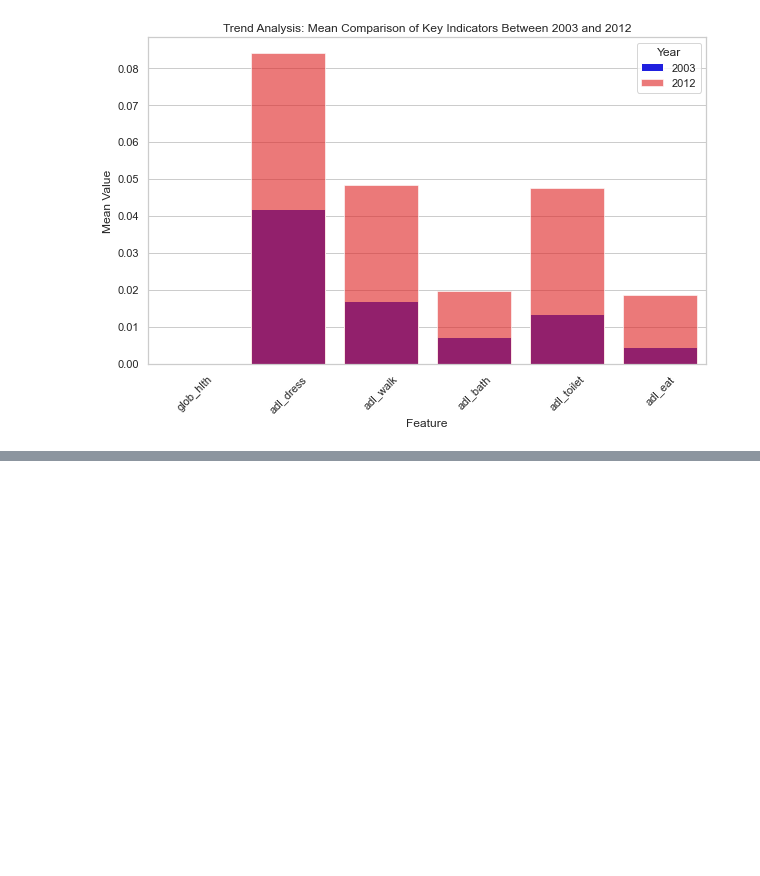
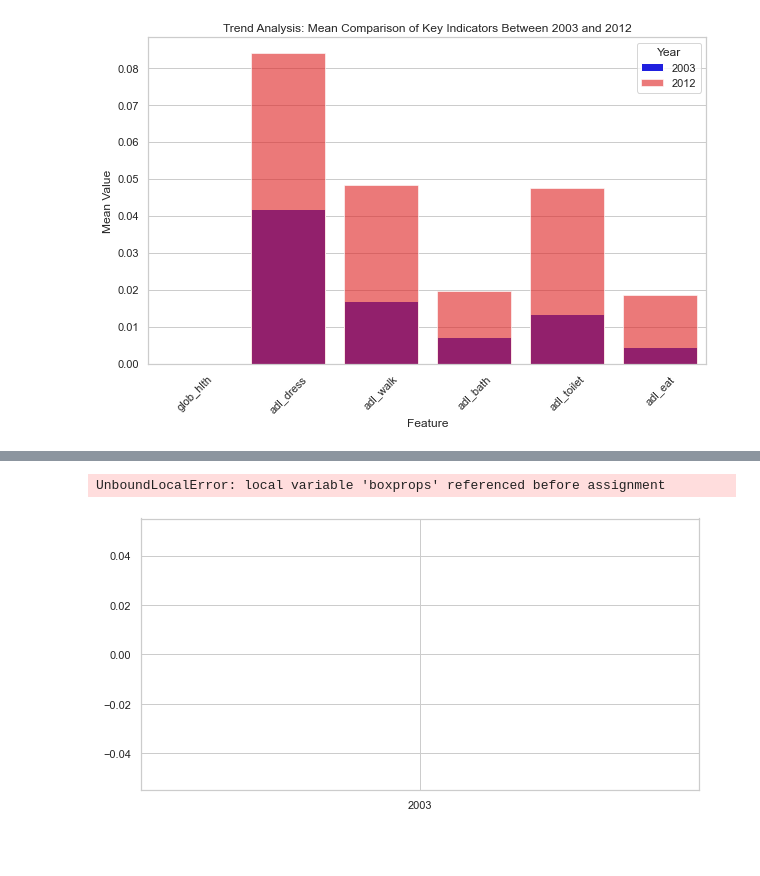
Before and after one commit to geomwangi007/Early-Detection-of-Alzheimer-s-Disease-and-Related-Dementias-Using-Social-Determinants-of-Health, a Jupyter notebook: Main.ipynb, the cells around one changed output, grey strips where cells are left out. Drawn from its saved outputs; the diff is of its cells as text; code cells hidden in the pictures; blank space fills up the shorter version.

Commit message:
mapping the categorical columns

```diff
--- a/Main.ipynb
+++ b/Main.ipynb
@@ -888,3 +909,29 @@ for feature in temporal_features:
+# %%
+# Trend Analysis: Box Plot Comparison with Data Conversion
+# Trend Analysis: Box plots for each feature in 2003 and 2012
+
+for feature in temporal_features:
+    plt.figure(figsize=(10, 5))
+
+    # Convert columns to numeric for each feature
+    train_features_df[f"{feature}_03"] = pd.to_numeric(train_features_df[f"{feature}_03"], errors='coerce')
+    train_features_df[f"{feature}_12"] = pd.to_numeric(train_features_df[f"{feature}_12"], errors='coerce')
+
+    # Reshape the data for Seaborn's boxplot
+    feature_data = train_features_df[[f"{feature}_03", f"{feature}_12"]].melt(
+        var_name="Year",
+        value_name=feature
+    )
+    feature_data['Year'] = feature_data['Year'].map({f"{feature}_03": "2003", f"{feature}_12": "2012"})
+
+    # Box plot to compare distributions over time
+    sns.boxplot(x="Year", y=feature, data=feature_data, palette="Set2", boxprops=dict(edgecolor="black"))
+    plt.title(f"Trend Analysis: Box Plot Comparison for {feature} in 2003 vs 2012")
+    plt.ylabel(feature)
+    plt.show()
+# %% [output]
+UnboundLocalError: local variable 'boxprops' referenced before assignment
+[figure, added]
 # %% [markdown]
 ####
 # %% [markdown]
```
Also changed, not shown: parts of 19 cells of this notebook, 3 other files.
